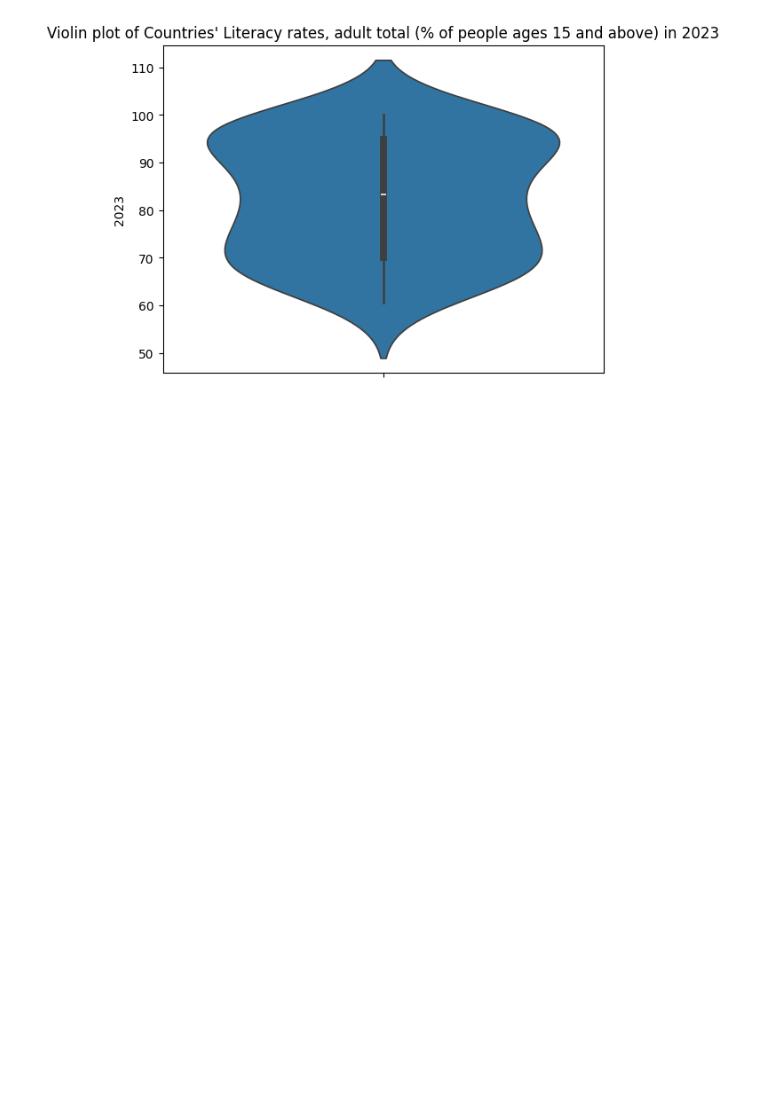
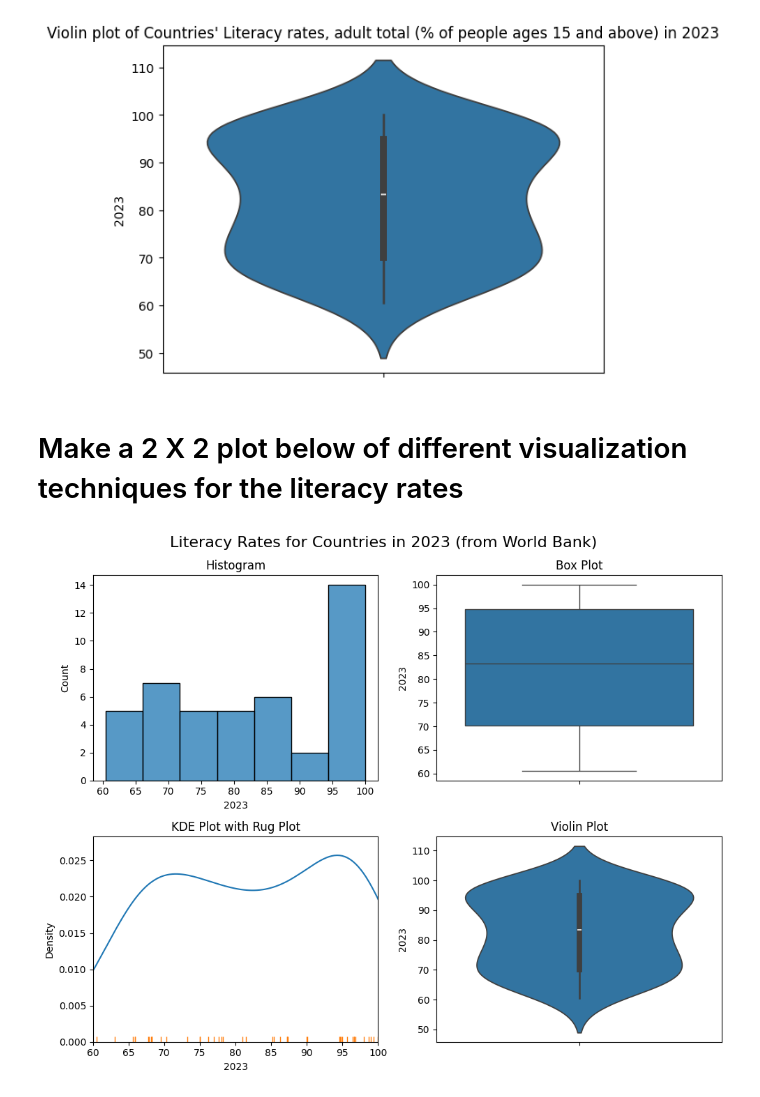
Before and after one commit to sinocelt/100daysofcode-2025-07, a Jupyter notebook: visualization_practice/statistical_vis_techiques.ipynb, the cells around one changed output. Cells and saved outputs as stored; diff of their text form; code cells hidden in the pictures; blank space fills up the shorter version.

```diff
--- a/visualization_practice/statistical_vis_techiques.ipynb
+++ b/visualization_practice/statistical_vis_techiques.ipynb
@@ -179,28 +162,37 @@ plt.show()
+# %% [markdown]
+# Make a 2 X 2 plot below of different visualization techniques for the literacy rates
 # %%
-fig, axes = plt.subplots(2, 2, figsize=(10, 8)) # Create a 2x2 grid of subplots
+# fig, axes = plt.subplots(2, 2, figsize=(10, 8)) # Create a 2x2 grid of subplots
+# I'll explicitly set nrows and ncols instead of just default so I don't forget
+fig, axes = plt.subplots(nrows=2, ncols=2, figsize=(10, 8)) # Create a 2x2 grid of subplots
+
+# note adding in  ax=axes[x,y] will tell where to put each subplot. It will go from 0 to 1 for both x and y here
+# like a coordinate system
 
 # Plotting on each subplot
 
-
-ax = sns.boxplot(data=literacy_rate_df, y="2023")
-ax.set_title("Box plot of Countries' Literacy rates, adult total (% of people ages 15 and above) in 2023")
-
-
-sns.scatterplot(data=data1, x='x', y='y', ax=axes[0, 0])
-axes[0, 0].set_title('Chart 1')
-
-
-sns.scatterplot(data=data1, x='x', y='y', ax=axes[0, 0])
+# upper left: histogram
+ax = sns.histplot(data=literacy_rate_df, x="2023", ax=axes[0, 0])
 axes[0, 0].set_title('Histogram')
 
-sns.histplot(data=data2, x='a', kde=True, ax=axes[0, 1])
-axes[0, 1].set_title('Chart 2')
+# upper right: boxplot
+ax = sns.boxplot(data=literacy_rate_df, y="2023", ax=axes[0, 1])
+axes[0, 1].set_title('Box Plot')
 
-sns.boxplot(data=data3, y='c', ax=axes[1, 0])
-axes[1, 0].set_title('Chart 3')
+# lower left: with overlapping 2 plots on the same subplot
+sns.kdeplot(data=literacy_rate_df, x="2023", ax=axes[1, 0])
+sns.rugplot(data=literacy_rate_df, x="2023", ax=axes[1, 0])
+axes[1, 0].set_xlim(60,100) # Set x-axis from 0 to 100??
+axes[1,0].set_title('KDE Plot with Rug Plot')
 
-sns.lineplot(data=data4, x='e', y='f', ax=axes[1, 1])
-axes[1, 1].set_title('Chart 4')
+# violin plot
+sns.violinplot(data=literacy_rate_df, y="2023", ax=axes[1, 1])
+axes[1,1].set_title("Violin Plot")
+
+# add title for whole combined chart
+fig.suptitle('Literacy Rates for Countries in 2023 (from World Bank)', fontsize=16)
 
 plt.tight_layout() # Adjust subplot parameters for a tight layout
 plt.show()
+# %% [output]
+[figure, added]
```
Also changed, not shown: parts of 8 cells of this notebook.
